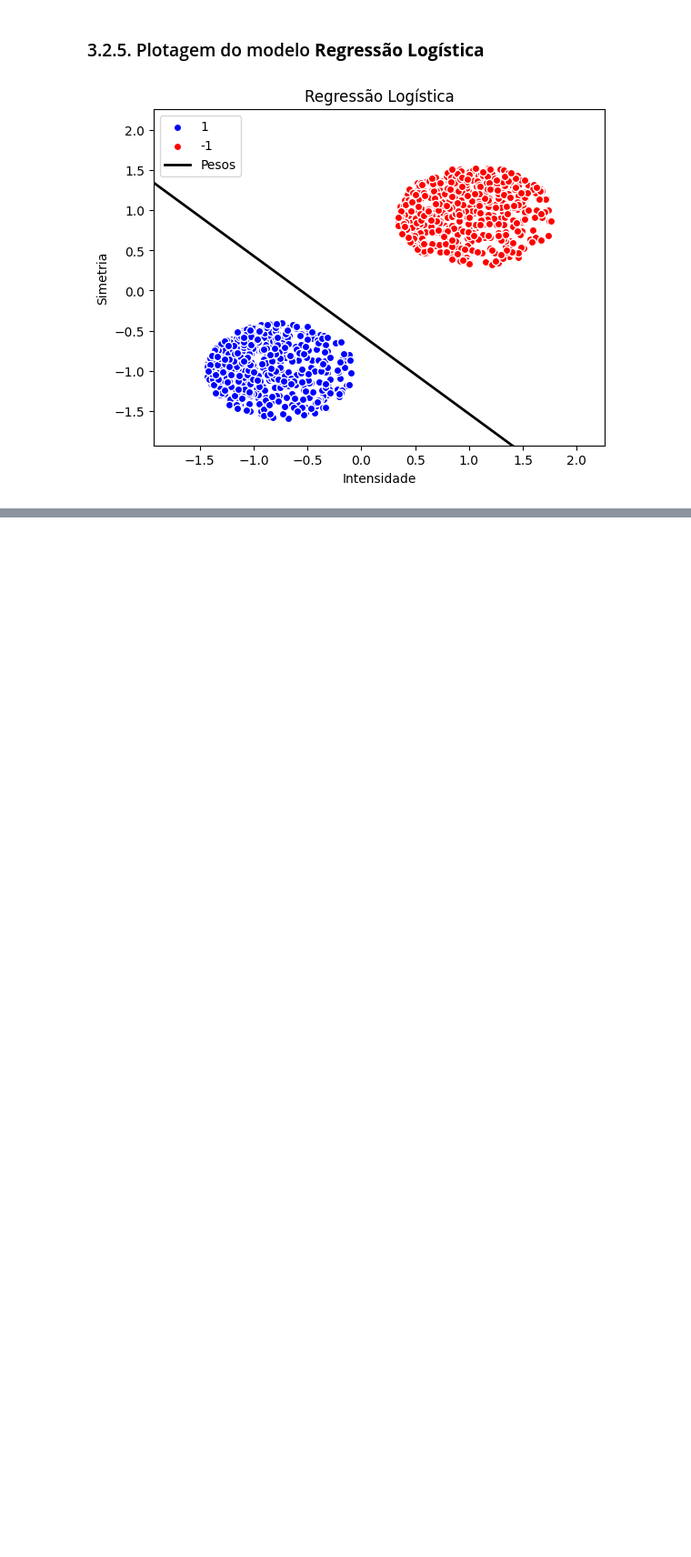
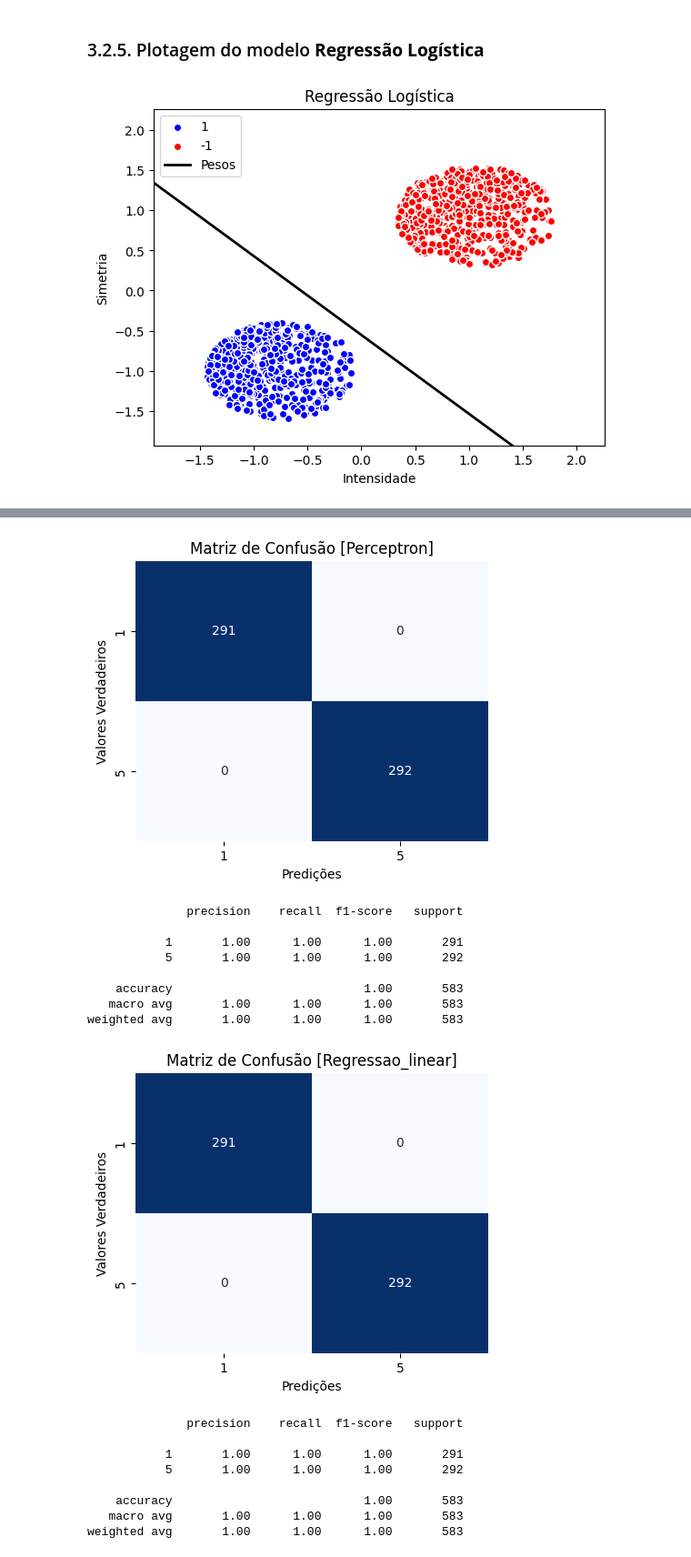
Before and after one commit to Gabyzera/ufpb_am, a Jupyter notebook: reconhecimento_digitos/src/digitos_1x5.ipynb, the cells around one changed output, grey strips where cells are left out. Shown at 91% size. Drawn from its saved outputs; the diff is of its cells as text; code cells hidden in the pictures; blank space fills up the shorter version.

Commit message:
feat: add one-against-all comparison between models

```diff
--- a/reconhecimento_digitos/src/main.ipynb
+++ b/reconhecimento_digitos/src/digitos_1x5.ipynb
@@ -154,6 +99,0 @@ weighted avg       1.00      1.00      1.00       583
-# %%
-regressao_linear.ajuste(X_test, y_test)
-y_previsao = regressao_linear.prever(X_test)
-
-gerar_matriz_de_confusao(y_test, y_previsao)
-gerar_relatorio_classificacao(y_test, y_previsao)
@@ -170,6 +99,0 @@ weighted avg       1.00      1.00      1.00       583
-# %%
-regressao_logistica.ajuste(X_test, y_test)
-y_previsao = regressao_logistica.prever(X_test)
-
-gerar_matriz_de_confusao(y_test, y_previsao)
-gerar_relatorio_classificacao(y_test, y_previsao)
@@ -185,0 +104,30 @@ weighted avg       1.00      1.00      1.00       583
+# %%
+from utils.nomes_modelos import nomes_modelos
+from processamento_de_dados.gerar_matriz_de_confusao import gerar_matriz_de_confusao
+from processamento_de_dados.gerar_relatorio_de_classificacao import gerar_relatorio_classificacao
+
+for index, modelo in enumerate((perceptron, regressao_linear, regressao_logistica)):
+    modelo.ajuste(X_test, y_test)
+    y_previsao = modelo.prever(X_test)
+
+    gerar_matriz_de_confusao(y_test, y_previsao, classes=['1', '5'], modelo=nomes_modelos[index])
+    gerar_relatorio_classificacao(y_test, y_previsao, classes=['1', '5'])
+# %% [output]
+[figure, added]
+              precision    recall  f1-score   support
+
+           1       1.00      1.00      1.00       291
+           5       1.00      1.00      1.00       292
+
+    accuracy                           1.00       583
+   macro avg       1.00      1.00      1.00       583
+weighted avg       1.00      1.00      1.00       583
+[figure, added]
+              precision    recall  f1-score   support
+
+           1       1.00      1.00      1.00       291
+           5       1.00      1.00      1.00       292
+
+    accuracy                           1.00       583
+   macro avg       1.00      1.00      1.00       583
+weighted avg       1.00      1.00      1.00       583
```
Also changed, not shown: parts of 22 cells of this notebook, 8 other files.
